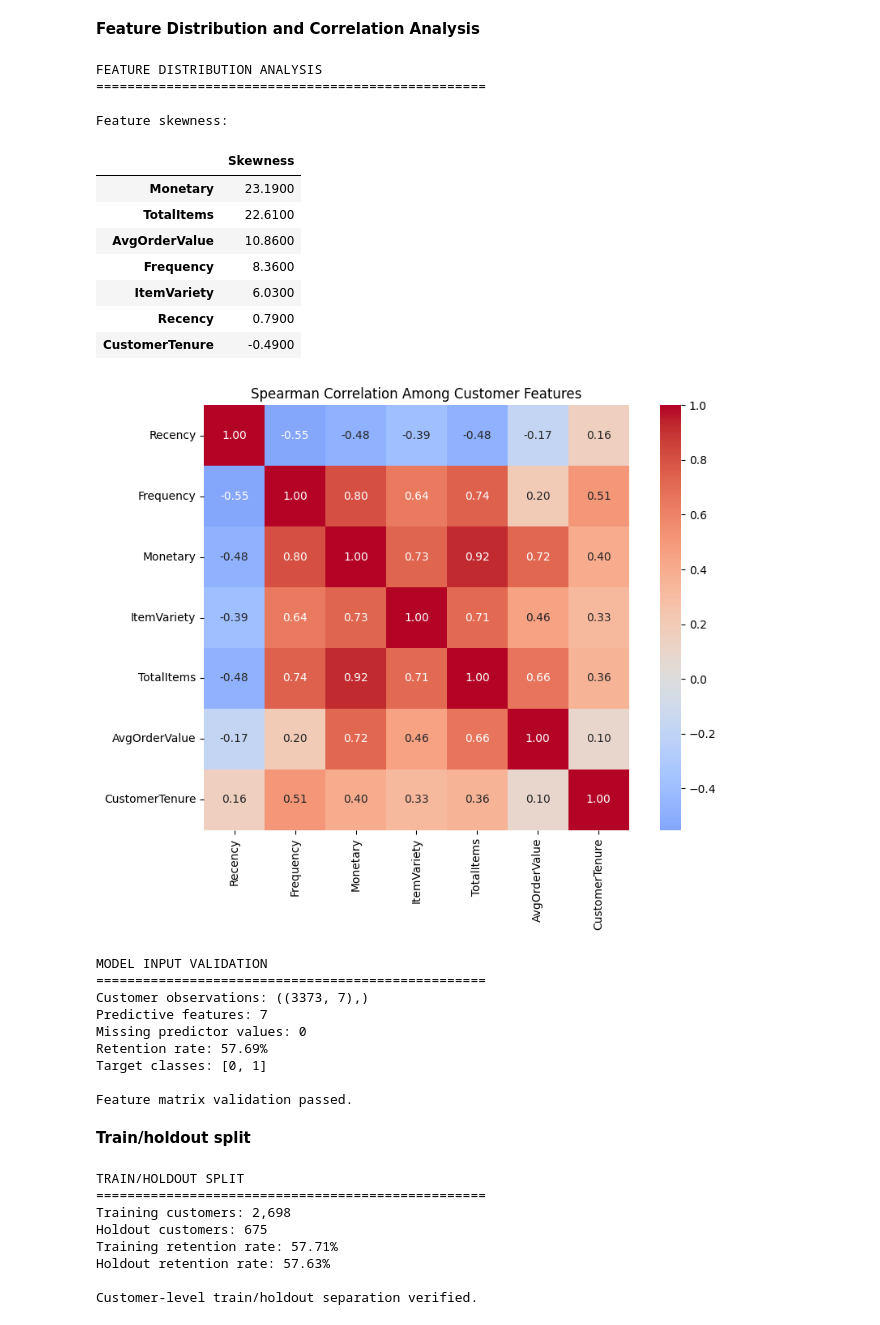
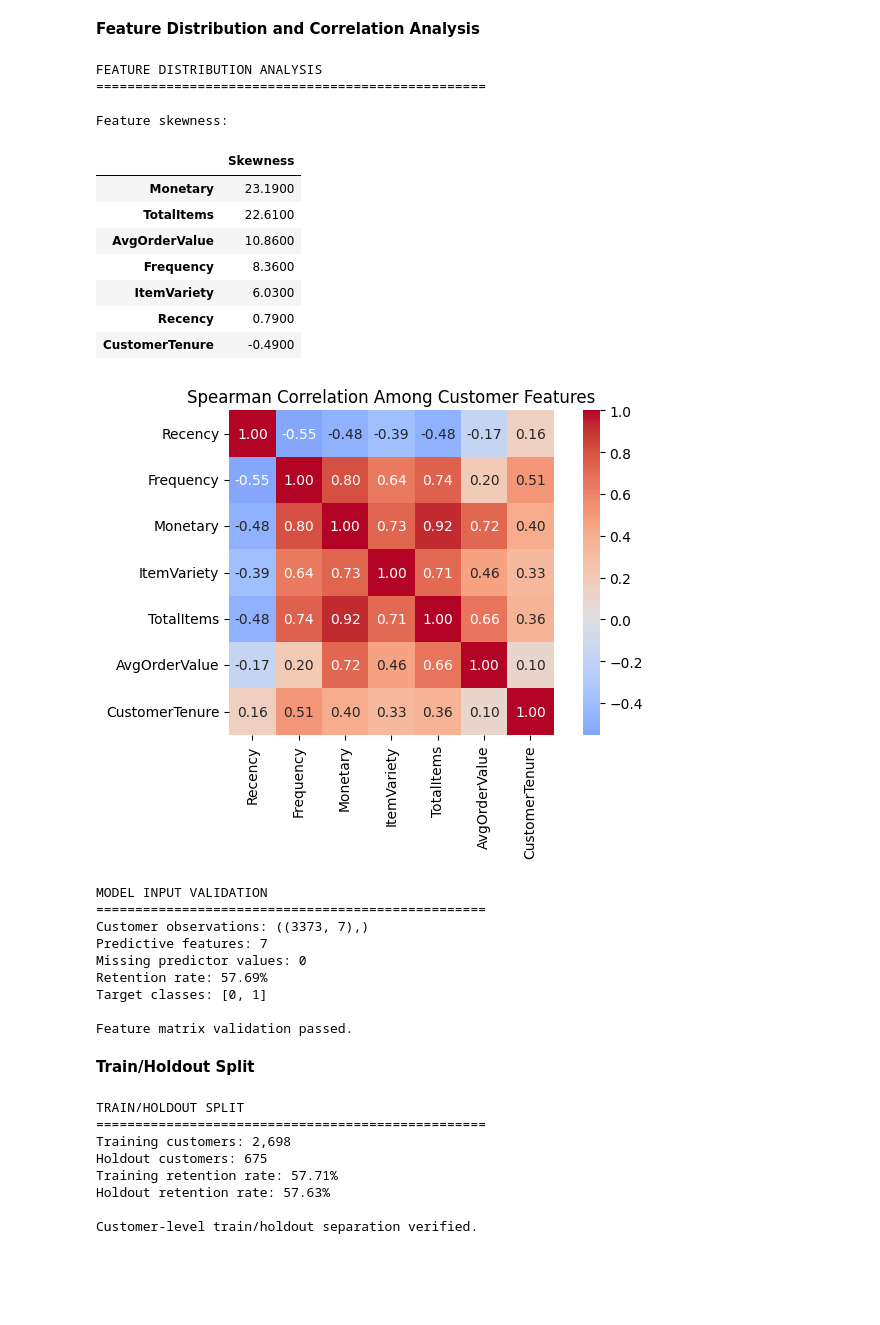
Before and after one commit to bahmedx/730, a Jupyter notebook: Predictive_Modeling_in_Marketing_Analytics.ipynb, the cells around one changed output. Saved outputs shown, nothing was run; the diff lists cells and outputs as text; code cells hidden in the pictures; blank space fills up the shorter version.

```diff
--- a/Predictive_Modeling_in_Marketing_Analytics.ipynb
+++ b/Predictive_Modeling_in_Marketing_Analytics.ipynb
@@ -379,10 +368,6 @@ Retention rate: 57.69%
 # %% [markdown]
 **Feature Distribution and Correlation Analysis**
 # %%
-# ============================================================
-# CELL 7: FEATURE DISTRIBUTION AND CORRELATION ANALYSIS
-# ============================================================
-
 # Explicit modeling feature set
 feature_columns = [
     "Recency",
@@ -440,7 +425,7 @@ display(
 # ------------------------------------------------------------
 
 plt.figure(
-    figsize=(9, 7)
+    figsize=(7, 5)
 )
 
 sns.heatmap(
@@ -483,34 +468,34 @@ print(
 
 print(
     f"Retention rate: "
     f"{y.mean():.2%}"
 )
 
 print(
     f"Target classes: "
     f"{sorted(y.unique().tolist())}"
 )
 
 assert X.shape[1] == 7
 assert X.isnull().sum().sum() == 0
 assert np.isfinite(X.to_numpy()).all()
 assert set(y.unique()).issubset({0, 1})
 
 print("\nFeature matrix validation passed.")
 # %% [output]
 FEATURE DISTRIBUTION ANALYSIS
 ==================================================
 
 Feature skewness:
 |  | Skewness |
 | Monetary | 23.1900 |
 | TotalItems | 22.6100 |
 | AvgOrderValue | 10.8600 |
 | Frequency | 8.3600 |
 | ItemVariety | 6.0300 |
 | Recency | 0.7900 |
 | CustomerTenure | -0.4900 |
-[figure, old version]
+[figure, new version]
 MODEL INPUT VALIDATION
 ==================================================
 Customer observations: ((3373, 7),)
@@ -521,5 +506,5 @@ Target classes: [0, 1]
 
 Feature matrix validation passed.
 # %% [markdown]
-**Train/holdout split**
+**Train/Holdout Split**
 # %%
```
Also changed, not shown: parts of 23 cells of this notebook.
